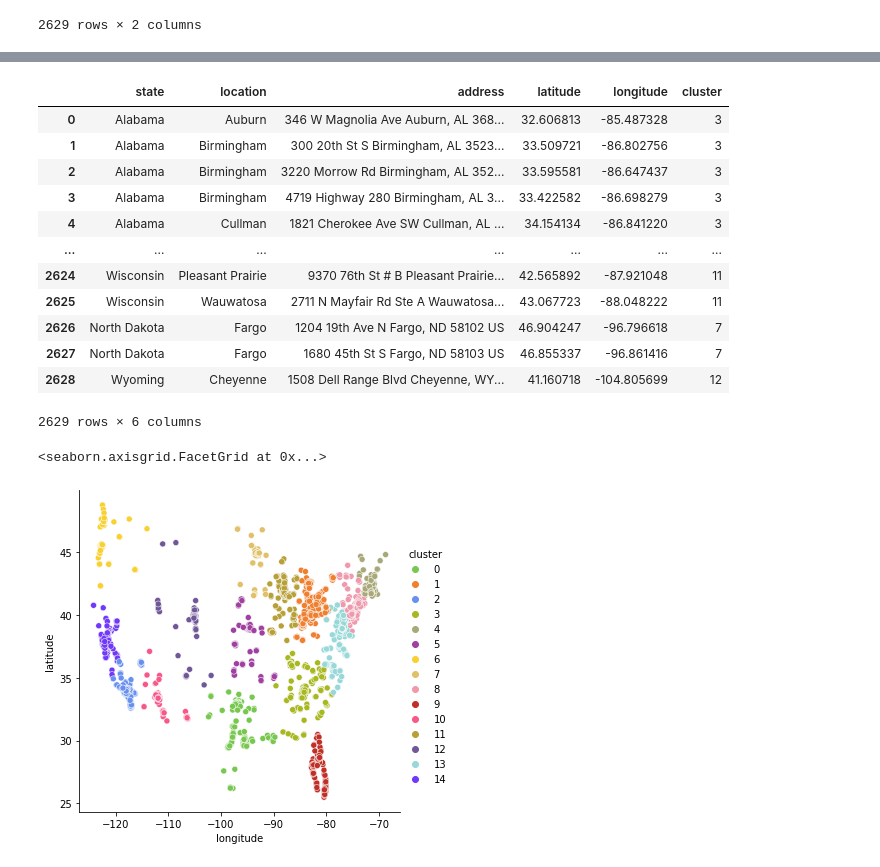
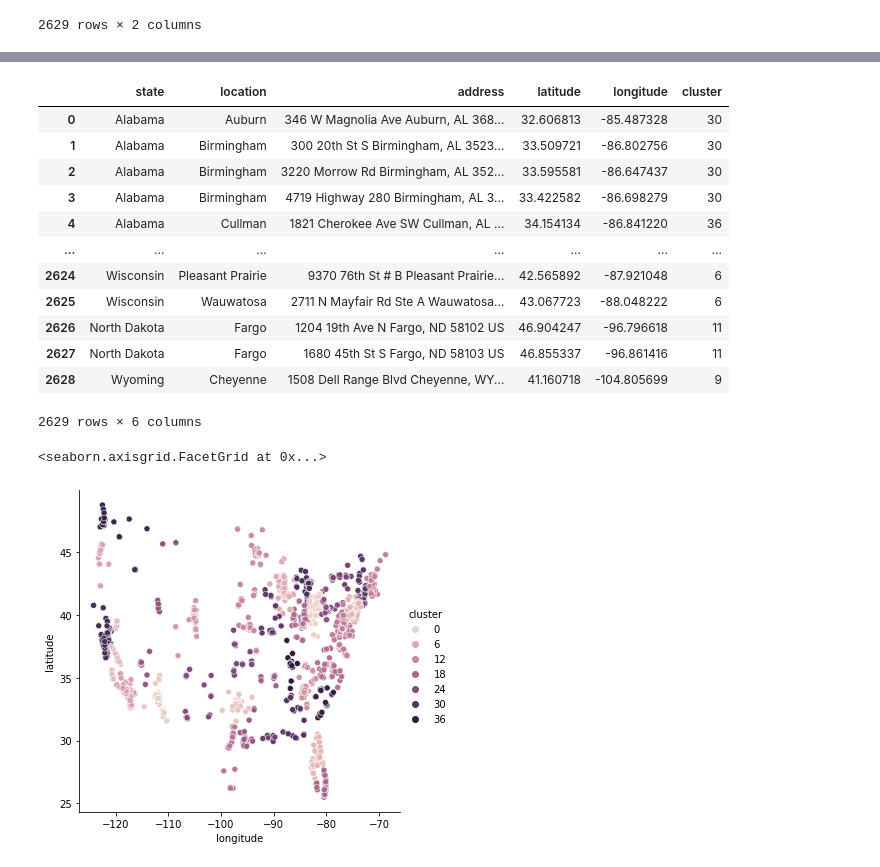
Before and after one commit to Melvin-Leroy/clustering, a Jupyter notebook: notebooks/mapping.ipynb, the cells around one changed output, grey strips where cells are left out. Drawn from its saved outputs; the diff is of its cells as text; code cells hidden in the pictures.

```diff
--- a/notebooks/mapping.ipynb
+++ b/notebooks/mapping.ipynb
@@ -114,7 +106,7 @@ X
 # %%
 n_cluster = len(chipotle["state"].unique())
 # %%
-id_n=15
+id_n=37
 kmeans = KMeans(n_clusters=id_n, random_state=0).fit(X)
 id_label=kmeans.labels_
 # %%
@@ -163,17 +158,17 @@ chipotle_clusters = chipotle.join(cluster_labels.to_frame())
 chipotle_clusters
 # %% [output]
 |  | state | location | address | latitude | longitude | cluster |
-| 0 | Alabama | Auburn | 346 W Magnolia Ave Auburn, AL 368... | 32.606813 | -85.487328 | 3 |
-| 1 | Alabama | Birmingham | 300 20th St S Birmingham, AL 3523... | 33.509721 | -86.802756 | 3 |
-| 2 | Alabama | Birmingham | 3220 Morrow Rd Birmingham, AL 352... | 33.595581 | -86.647437 | 3 |
-| 3 | Alabama | Birmingham | 4719 Highway 280 Birmingham, AL 3... | 33.422582 | -86.698279 | 3 |
-| 4 | Alabama | Cullman | 1821 Cherokee Ave SW Cullman, AL ... | 34.154134 | -86.841220 | 3 |
+| 0 | Alabama | Auburn | 346 W Magnolia Ave Auburn, AL 368... | 32.606813 | -85.487328 | 30 |
+| 1 | Alabama | Birmingham | 300 20th St S Birmingham, AL 3523... | 33.509721 | -86.802756 | 30 |
+| 2 | Alabama | Birmingham | 3220 Morrow Rd Birmingham, AL 352... | 33.595581 | -86.647437 | 30 |
+| 3 | Alabama | Birmingham | 4719 Highway 280 Birmingham, AL 3... | 33.422582 | -86.698279 | 30 |
+| 4 | Alabama | Cullman | 1821 Cherokee Ave SW Cullman, AL ... | 34.154134 | -86.841220 | 36 |
 | ... | ... | ... | ... | ... | ... | ... |
-| 2624 | Wisconsin | Pleasant Prairie | 9370 76th St # B Pleasant Prairie... | 42.565892 | -87.921048 | 11 |
-| 2625 | Wisconsin | Wauwatosa | 2711 N Mayfair Rd Ste A Wauwatosa... | 43.067723 | -88.048222 | 11 |
-| 2626 | North Dakota | Fargo | 1204 19th Ave N Fargo, ND 58102 US | 46.904247 | -96.796618 | 7 |
-| 2627 | North Dakota | Fargo | 1680 45th St S Fargo, ND 58103 US | 46.855337 | -96.861416 | 7 |
-| 2628 | Wyoming | Cheyenne | 1508 Dell Range Blvd Cheyenne, WY... | 41.160718 | -104.805699 | 12 |
+| 2624 | Wisconsin | Pleasant Prairie | 9370 76th St # B Pleasant Prairie... | 42.565892 | -87.921048 | 6 |
+| 2625 | Wisconsin | Wauwatosa | 2711 N Mayfair Rd Ste A Wauwatosa... | 43.067723 | -88.048222 | 6 |
+| 2626 | North Dakota | Fargo | 1204 19th Ave N Fargo, ND 58102 US | 46.904247 | -96.796618 | 11 |
+| 2627 | North Dakota | Fargo | 1680 45th St S Fargo, ND 58103 US | 46.855337 | -96.861416 | 11 |
+| 2628 | Wyoming | Cheyenne | 1508 Dell Range Blvd Cheyenne, WY... | 41.160718 | -104.805699 | 9 |
 2629 rows × 6 columns
 # %%
 colors = ['#78C850',  # Grass
@@ -193,7 +188,7 @@ colors = ['#78C850',  # Grass
                     '#7038F8',  # Dragon
                    ]
 # %%
-sns.relplot(data=chipotle_clusters, x="longitude", y="latitude", hue="cluster", palette=colors)
+sns.relplot(data=chipotle_clusters, x="longitude", y="latitude", hue="cluster")
 # %% [output]
 <seaborn.axisgrid.FacetGrid at 0x...>
-[figure, old version]
+[figure, new version]
```
Also changed, not shown: parts of 15 cells of this notebook, 1 other file.
